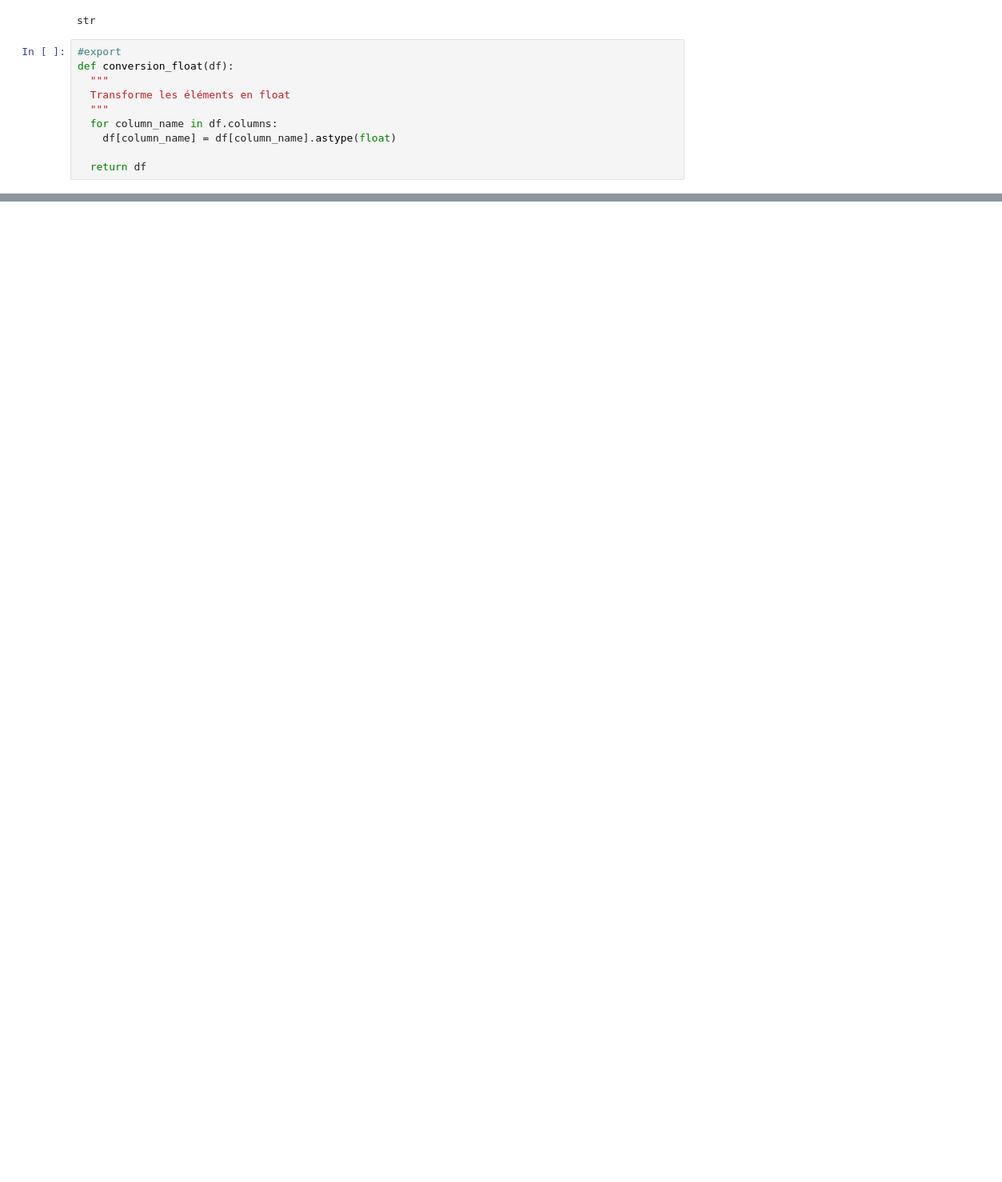
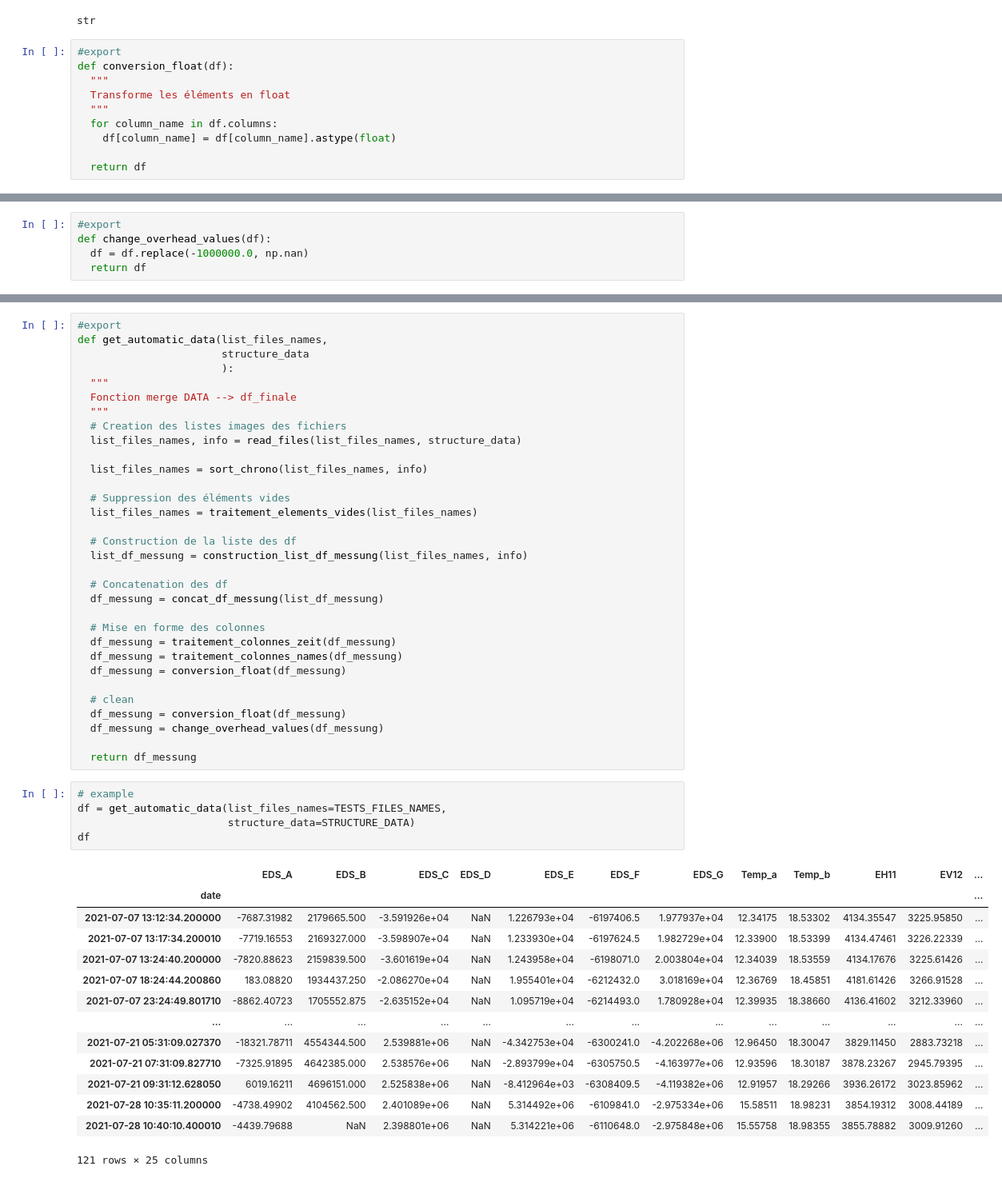
Before and after one commit to PAYEUR/spundsteif, a Jupyter notebook: 01_sensors.ipynb, the cells around one changed output, grey strips where cells are left out. Shown at 80% size. Saved outputs shown, nothing was run; the diff lists cells and outputs as text; blank space fills up the shorter version.

```diff
--- a/01_sensors.ipynb
+++ b/01_sensors.ipynb
@@ -660,0 +636,5 @@ df_m_test
+# %%
+#export
+def change_overhead_values(df):
+  df = df.replace(-1000000.0, np.nan)
+  return df
@@ -661,3 +663,55 @@ df_m_test
+# %%
+#export
+def get_automatic_data(list_files_names,
+                       structure_data
+                       ):
+  """
+  Fonction merge DATA --> df_finale
+  """
+  # Creation des listes images des fichiers
+  list_files_names, info = read_files(list_files_names, structure_data)
+
+  list_files_names = sort_chrono(list_files_names, info)
+
+  # Suppression des éléments vides
+  list_files_names = traitement_elements_vides(list_files_names)
+
+  # Construction de la liste des df
+  list_df_messung = construction_list_df_messung(list_files_names, info)
+
+  # Concatenation des df
+  df_messung = concat_df_messung(list_df_messung)
+
+  # Mise en forme des colonnes
+  df_messung = traitement_colonnes_zeit(df_messung)
+  df_messung = traitement_colonnes_names(df_messung)
+  df_messung = conversion_float(df_messung)
+
+  # clean
+  df_messung = conversion_float(df_messung)
+  df_messung = change_overhead_values(df_messung)
+
+  return df_messung
+# %%
+# example
+df = get_automatic_data(list_files_names=TESTS_FILES_NAMES,
+                        structure_data=STRUCTURE_DATA)
+df
+# %% [output]
+|  | EDS_A | EDS_B | EDS_C | EDS_D | EDS_E | EDS_F | EDS_G | Temp_a | Temp_b | EH11 | EV12 | ... |
+| date |  |  |  |  |  |  |  |  |  |  |  | ... |
+| 2021-07-07 13:12:34.200000 | -7687.31982 | 2179665.500 | -3.591926e+04 | NaN | 1.226793e+04 | -6197406.5 | 1.977937e+04 | 12.34175 | 18.53302 | 4134.35547 | 3225.95850 | ... |
+| 2021-07-07 13:17:34.200010 | -7719.16553 | 2169327.000 | -3.598907e+04 | NaN | 1.233930e+04 | -6197624.5 | 1.982729e+04 | 12.33900 | 18.53399 | 4134.47461 | 3226.22339 | ... |
+| 2021-07-07 13:24:40.200000 | -7820.88623 | 2159839.500 | -3.601619e+04 | NaN | 1.243958e+04 | -6198071.0 | 2.003804e+04 | 12.34039 | 18.53559 | 4134.17676 | 3225.61426 | ... |
+| 2021-07-07 18:24:44.200860 | 183.08820 | 1934437.250 | -2.086270e+04 | NaN | 1.955401e+04 | -6212432.0 | 3.018169e+04 | 12.36769 | 18.45851 | 4181.61426 | 3266.91528 | ... |
+| 2021-07-07 23:24:49.801710 | -8862.40723 | 1705552.875 | -2.635152e+04 | NaN | 1.095719e+04 | -6214493.0 | 1.780928e+04 | 12.39935 | 18.38660 | 4136.41602 | 3212.33960 | ... |
+| ... | ... | ... | ... | ... | ... | ... | ... | ... | ... | ... | ... | ... |
+| 2021-07-21 05:31:09.027370 | -18321.78711 | 4554344.500 | 2.539881e+06 | NaN | -4.342753e+04 | -6300241.0 | -4.202268e+06 | 12.96450 | 18.30047 | 3829.11450 | 2883.73218 | ... |
+| 2021-07-21 07:31:09.827710 | -7325.91895 | 4642385.000 | 2.538576e+06 | NaN | -2.893799e+04 | -6305750.5 | -4.163977e+06 | 12.93596 | 18.30187 | 3878.23267 | 2945.79395 | ... |
+| 2021-07-21 09:31:12.628050 | 6019.16211 | 4696151.000 | 2.525838e+06 | NaN | -8.412964e+03 | -6308409.5 | -4.119382e+06 | 12.91957 | 18.29266 | 3936.26172 | 3023.85962 | ... |
+| 2021-07-28 10:35:11.200000 | -4738.49902 | 4104562.500 | 2.401089e+06 | NaN | 5.314492e+06 | -6109841.0 | -2.975334e+06 | 15.58511 | 18.98231 | 3854.19312 | 3008.44189 | ... |
+| 2021-07-28 10:40:10.400010 | -4439.79688 | NaN | 2.398801e+06 | NaN | 5.314221e+06 | -6110648.0 | -2.975848e+06 | 15.55758 | 18.98355 | 3855.78882 | 3009.91260 | ... |
+121 rows × 25 columns
 # %% [markdown]
 ## Manual measures
 # %% [markdown]
```
Also changed, not shown: parts of 23 cells of this notebook, 8 other files.
